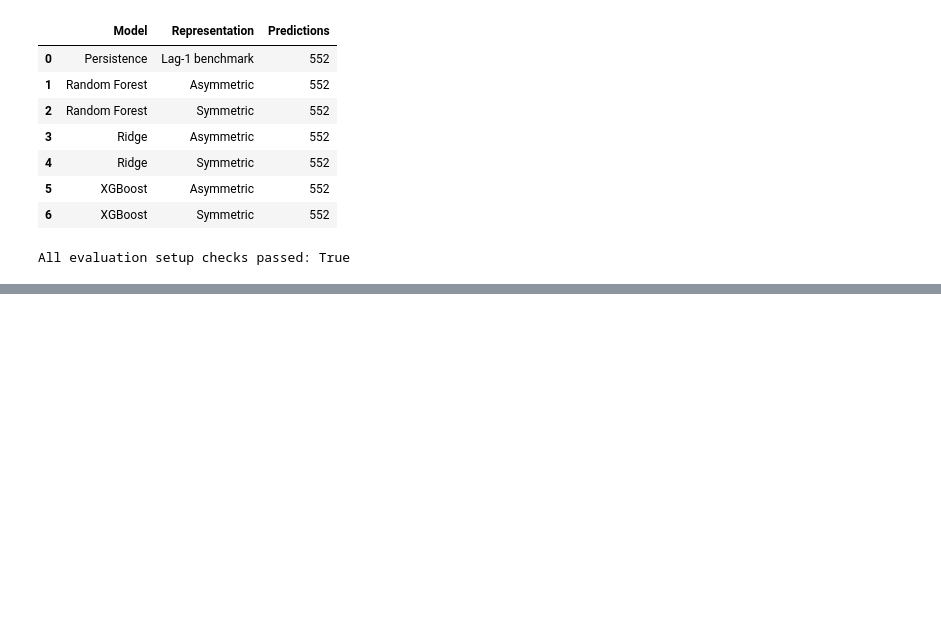
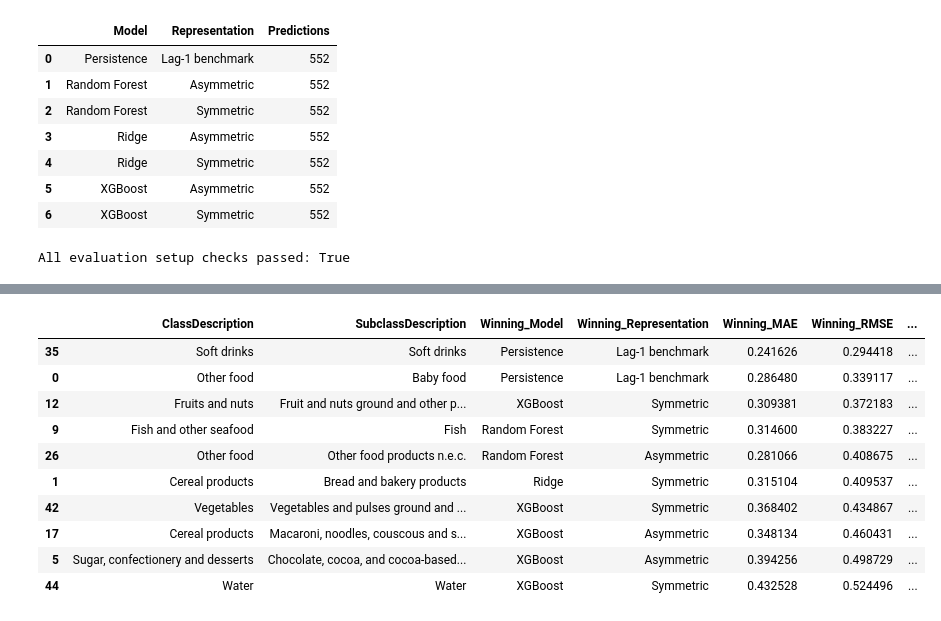
Before and after one commit to MasindiManaga/ERPT_ML_Research, a Jupyter notebook: notebooks/09_Machine_Learning_Evaluation_and_Comparison.ipynb, the cells around one changed output, grey strips where cells are left out. Cells and saved outputs as stored; diff of their text form; code cells hidden in the pictures; blank space fills up the shorter version.

Commit message:
Calculate metrics, identify low RSME model, compare asymmetri and symmetric RMSE

```diff
--- a/notebooks/09_Machine_Learning_Evaluation_and_Comparison.ipynb
+++ b/notebooks/09_Machine_Learning_Evaluation_and_Comparison.ipynb
@@ -231,0 +537,65 @@ All evaluation setup checks passed: True
+# %%
+# identify the lowest-RMSE model for each food subclass
+subclass_winners = (
+    subclass_model_results.sort_values(
+        [
+            "SubclassDescription",
+            "RMSE",
+            "MAE",
+        ]
+    )
+    .drop_duplicates(
+        subset=["SubclassDescription"],
+        keep="first",
+    )
+    .rename(
+        columns={
+            "Model": "Winning_Model",
+            "Representation": "Winning_Representation",
+            "MAE": "Winning_MAE",
+            "RMSE": "Winning_RMSE",
+            "R2": "Winning_R2",
+            "Directional_Accuracy_Pct": (
+                "Winning_Directional_Accuracy_Pct"
+            ),
+        }
+    )
+    [
+        [
+            "ClassDescription",
+            "SubclassDescription",
+            "Winning_Model",
+            "Winning_Representation",
+            "Winning_MAE",
+            "Winning_RMSE",
+            "Winning_R2",
+            "Winning_Directional_Accuracy_Pct",
+        ]
+    ]
+    .reset_index(drop=True)
+)
+
+subclass_winner_summary = (
+    subclass_winners.groupby(
+        [
+            "Winning_Model",
+            "Winning_Representation",
+        ],
+        as_index=False,
+    )
+    .size()
+    .rename(columns={"size": "Food_Subclasses"})
+    .sort_values(
+        "Food_Subclasses",
+        ascending=False,
+    )
+    .reset_index(drop=True)
+)
+
+display(subclass_winner_summary)
+display(
+    subclass_winners.sort_values(
+        "Winning_RMSE"
+    ).head(10)
+)
+# %% [output]
@@ -231,0 +610,11 @@ All evaluation setup checks passed: True
+|  | ClassDescription | SubclassDescription | Winning_Model | Winning_Representation | Winning_MAE | Winning_RMSE | ... |
+| 35 | Soft drinks | Soft drinks | Persistence | Lag-1 benchmark | 0.241626 | 0.294418 | ... |
+| 0 | Other food | Baby food | Persistence | Lag-1 benchmark | 0.286480 | 0.339117 | ... |
+| 12 | Fruits and nuts | Fruit and nuts ground and other p... | XGBoost | Symmetric | 0.309381 | 0.372183 | ... |
+| 9 | Fish and other seafood | Fish | Random Forest | Symmetric | 0.314600 | 0.383227 | ... |
+| 26 | Other food | Other food products n.e.c. | Random Forest | Asymmetric | 0.281066 | 0.408675 | ... |
+| 1 | Cereal products | Bread and bakery products | Ridge | Symmetric | 0.315104 | 0.409537 | ... |
+| 42 | Vegetables | Vegetables and pulses ground and ... | XGBoost | Symmetric | 0.368402 | 0.434867 | ... |
+| 17 | Cereal products | Macaroni, noodles, couscous and s... | XGBoost | Asymmetric | 0.348134 | 0.460431 | ... |
+| 5 | Sugar, confectionery and desserts | Chocolate, cocoa, and cocoa-based... | XGBoost | Asymmetric | 0.394256 | 0.498729 | ... |
+| 44 | Water | Water | XGBoost | Symmetric | 0.432528 | 0.524496 | ... |
```
Also changed, not shown: parts of 7 cells of this notebook.
